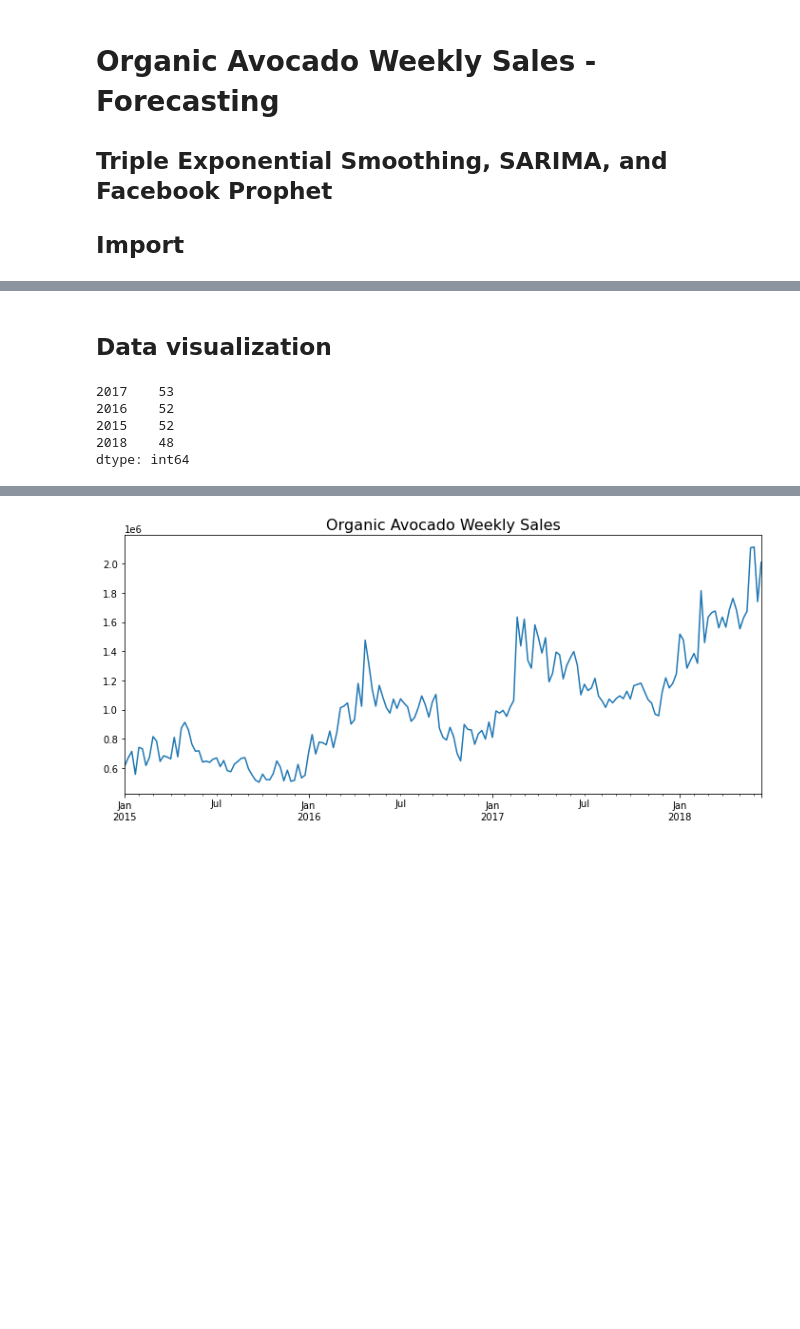
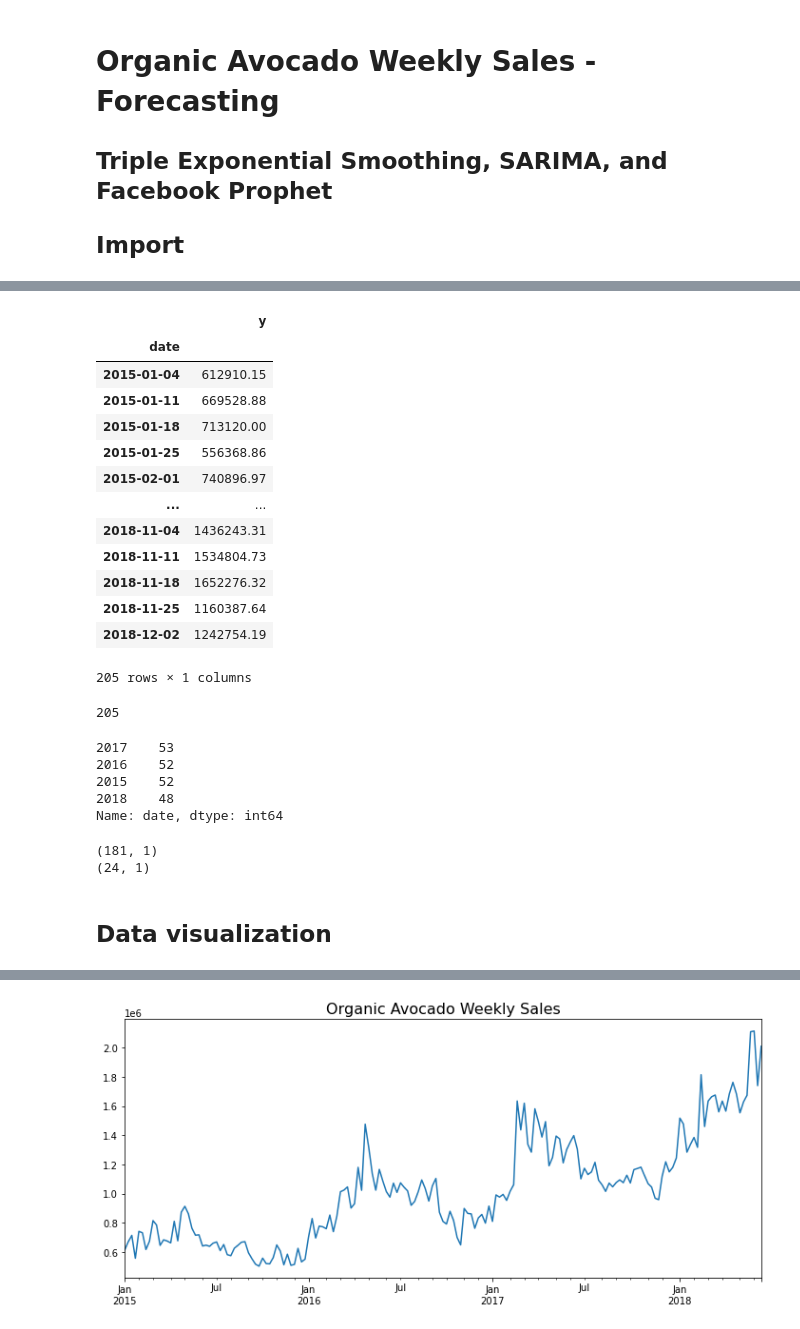
Before and after one commit to thuynh323/Time-series-forecasting, a Jupyter notebook: Organic Avocado Sales - Forecasting.ipynb, the cells around one changed output, grey strips where cells are left out. Saved outputs shown, nothing was run; the diff lists cells and outputs as text; code cells hidden in the pictures; blank space fills up the shorter version.

```diff
--- a/Organic Avocado Sales - Forecasting.ipynb
+++ b/Organic Avocado Sales - Forecasting.ipynb
@@ -30,0 +113,6 @@ data.index = pd.to_datetime(data.index)
+# %%
+# December 2018 is missing
+# Drop off 2019 and 2020 observations
+my_data = my_data[(my_data['date'].dt.year != 2019) &
+                  (my_data['date'].dt.year != 2020)].set_index('date')
+my_data.drop('date_diff', axis=1, inplace=True)
@@ -31,11 +140,46 @@ data.index = pd.to_datetime(data.index)
+# %%
+# Drop the first date of 2018, weekday
+# Rename our target
+my_data.drop(pd.Timestamp('2018-01-01'), inplace=True)
+my_data.drop('weekday', axis=1, inplace=True)
+my_data.rename(columns={'date':'ds', 'total_volume':'y'}, inplace=True)
+my_data
+# %% [output]
+|  | y |
+| date |  |
+| 2015-01-04 | 612910.15 |
+| 2015-01-11 | 669528.88 |
+| 2015-01-18 | 713120.00 |
+| 2015-01-25 | 556368.86 |
+| 2015-02-01 | 740896.97 |
+| ... | ... |
+| 2018-11-04 | 1436243.31 |
+| 2018-11-11 | 1534804.73 |
+| 2018-11-18 | 1652276.32 |
+| 2018-11-25 | 1160387.64 |
+| 2018-12-02 | 1242754.19 |
+205 rows × 1 columns
+# %%
+my_data.index.nunique()
+# %% [output]
+205
+# %%
+# Number of observations each year
+my_data.index.year.value_counts()
+# %% [output]
+2017    53
+2016    52
+2015    52
+2018    48
+Name: date, dtype: int64
+# %%
+# Split data
+train = my_data[:181]
+test = my_data[181:]
+print(train.shape)
+print(test.shape)
+# %% [output]
+(181, 1)
+(24, 1)
 # %% [markdown]
 ## Data visualization
-# %%
-# Number of observations each year
-data.index.year.value_counts()
-# %% [output]
-2017    53
-2016    52
-2015    52
-2018    48
-dtype: int64
```
Also changed, not shown: parts of 16 cells of this notebook.
